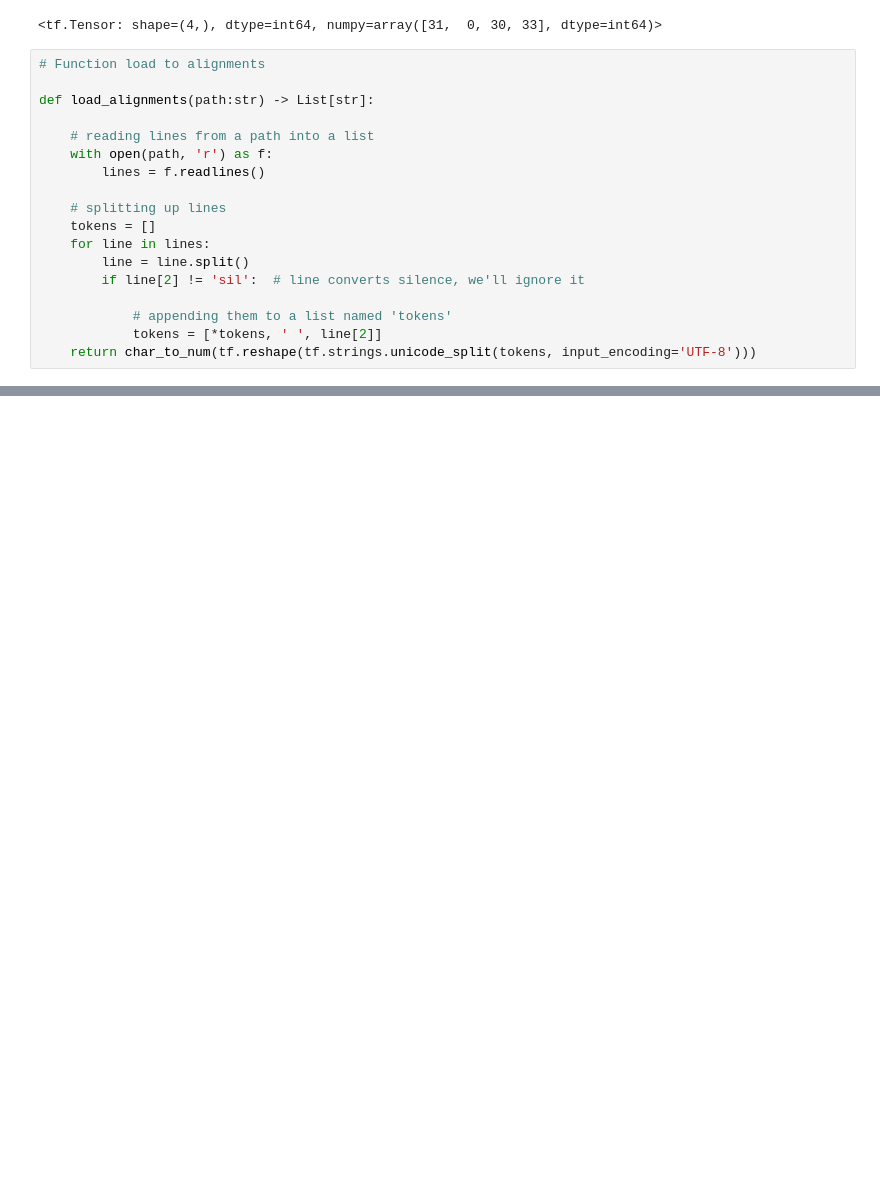
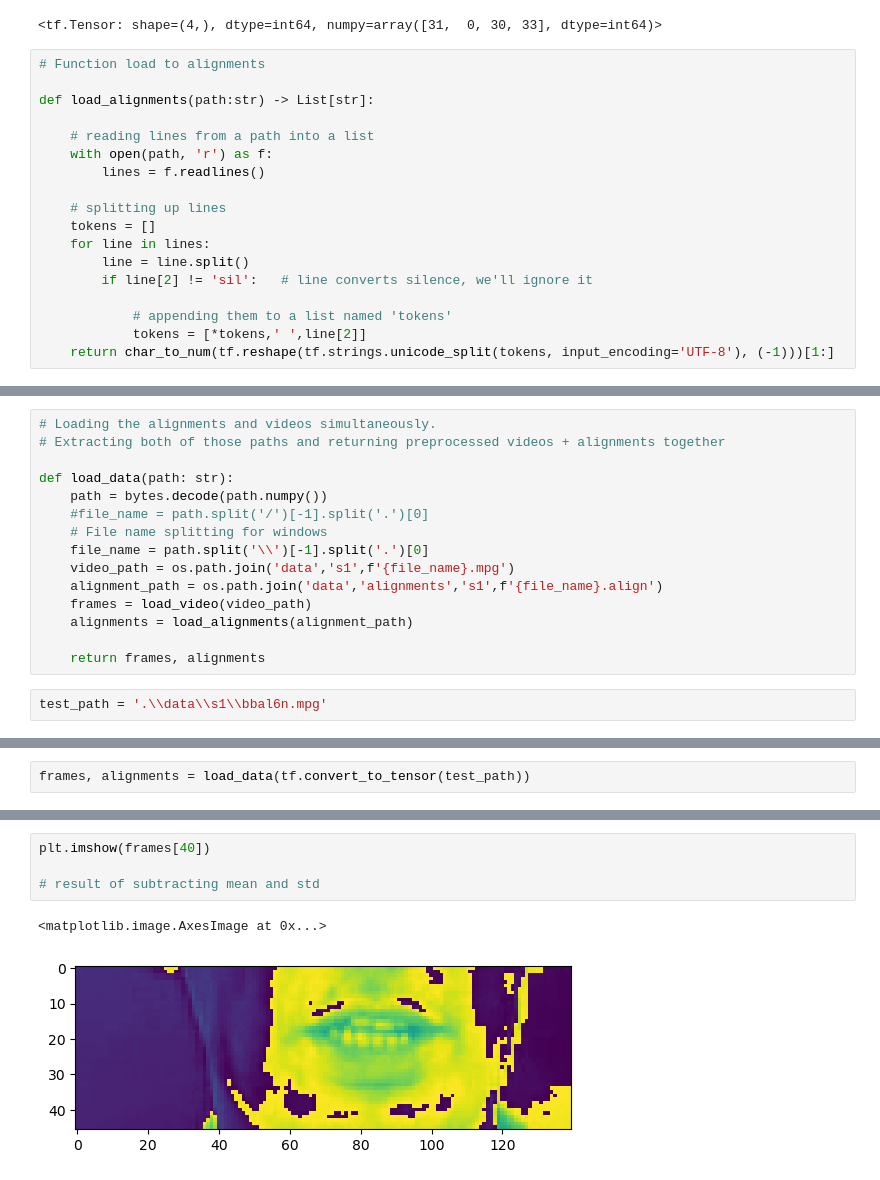
Before and after one commit to nijatzv/Lip-Reader, a Jupyter notebook: LipReader.ipynb, the cells around one changed output, grey strips where cells are left out. Saved outputs shown, nothing was run; the diff lists cells and outputs as text; blank space fills up the shorter version.

Commit message:
Data Loading Functions were built

```diff
--- a/LipReader.ipynb
+++ b/LipReader.ipynb
@@ -133,8 +143,8 @@ def load_alignments(path:str) -> List[str]:
     tokens = []
     for line in lines:
         line = line.split()
-        if line[2] != 'sil':  # line converts silence, we'll ignore it
+        if line[2] != 'sil':   # line converts silence, we'll ignore it
 
             # appending them to a list named 'tokens'
-            tokens = [*tokens, ' ', line[2]]
-    return char_to_num(tf.reshape(tf.strings.unicode_split(tokens, input_encoding='UTF-8')))
+            tokens = [*tokens,' ',line[2]]
+    return char_to_num(tf.reshape(tf.strings.unicode_split(tokens, input_encoding='UTF-8'), (-1)))[1:]
@@ -144,0 +151,17 @@ def load_alignments(path:str) -> List[str]:
+# %%
+# Loading the alignments and videos simultaneously.
+# Extracting both of those paths and returning preprocessed videos + alignments together
+
+def load_data(path: str):
+    path = bytes.decode(path.numpy())
+    #file_name = path.split('/')[-1].split('.')[0]
+    # File name splitting for windows
+    file_name = path.split('\\')[-1].split('.')[0]
+    video_path = os.path.join('data','s1',f'{file_name}.mpg')
+    alignment_path = os.path.join('data','alignments','s1',f'{file_name}.align')
+    frames = load_video(video_path)
+    alignments = load_alignments(alignment_path)
+
+    return frames, alignments
+# %%
+test_path = '.\\data\\s1\\bbal6n.mpg'
@@ -144,0 +202,2 @@ def load_alignments(path:str) -> List[str]:
+# %%
+frames, alignments = load_data(tf.convert_to_tensor(test_path))
@@ -144,0 +224,7 @@ def load_alignments(path:str) -> List[str]:
+# %%
+plt.imshow(frames[40])
+
+# result of subtracting mean and std
+# %% [output]
+<matplotlib.image.AxesImage at 0x...>
+[figure, added]
```
Also changed, not shown: parts of 14 cells of this notebook.
